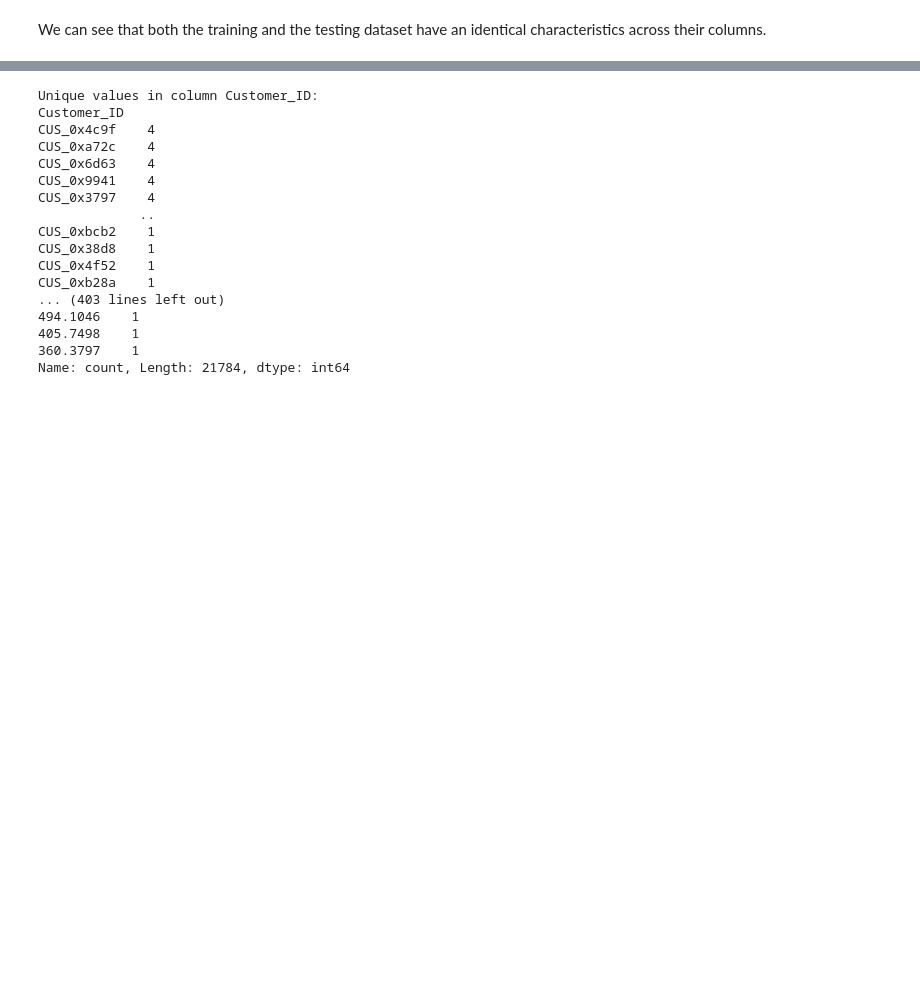
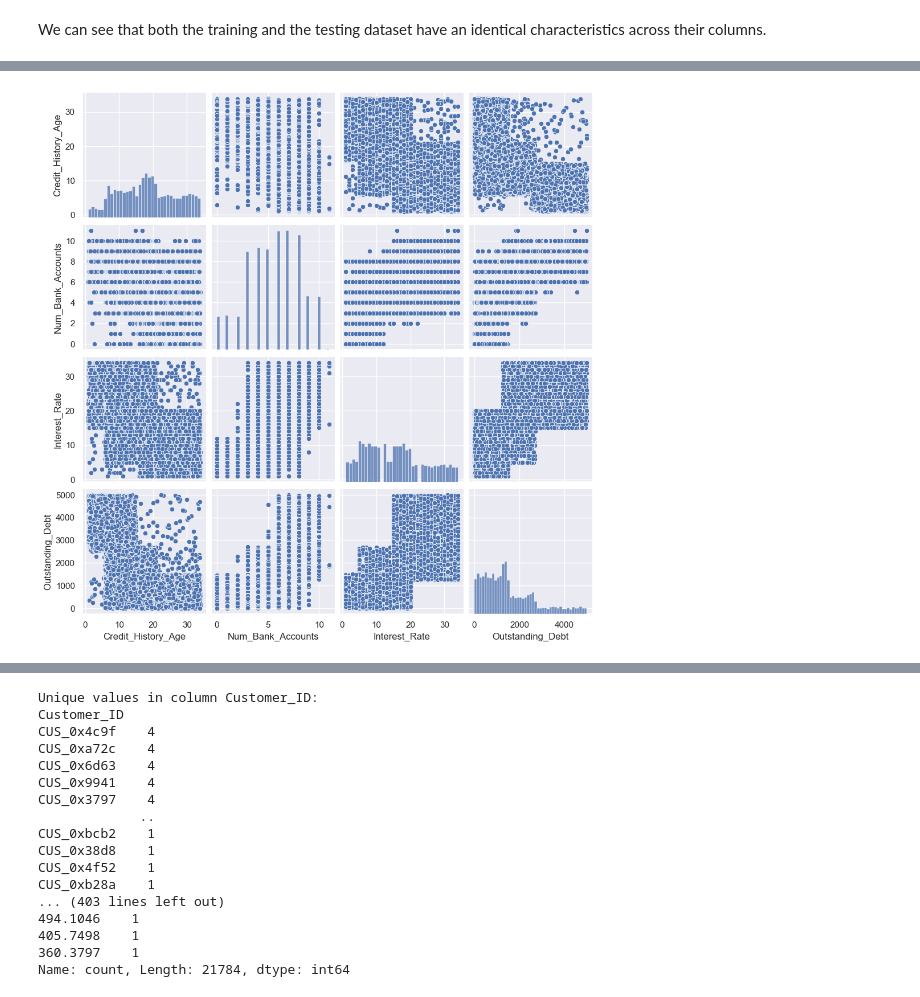
Before and after one commit to SimonSaysGiveMeSmile/Caffeinated-Treasury-Bot-ORIE-4741-, a Jupyter notebook: data_analysis.ipynb, the cells around one changed output, grey strips where cells are left out. Drawn from its saved outputs; the diff is of its cells as text; code cells hidden in the pictures; blank space fills up the shorter version.

```diff
--- a/data_analysis.ipynb
+++ b/data_analysis.ipynb
@@ -56,0 +154,5 @@ print(df_train_reduced.head(100))
+# %%
+sns.pairplot(df_train_reduced[['Credit_History_Age','Num_Bank_Accounts','Interest_Rate','Outstanding_Debt']])
+plt.show()
+# %% [output]
+[figure, added]
```
Also changed, not shown: parts of 19 cells of this notebook.
